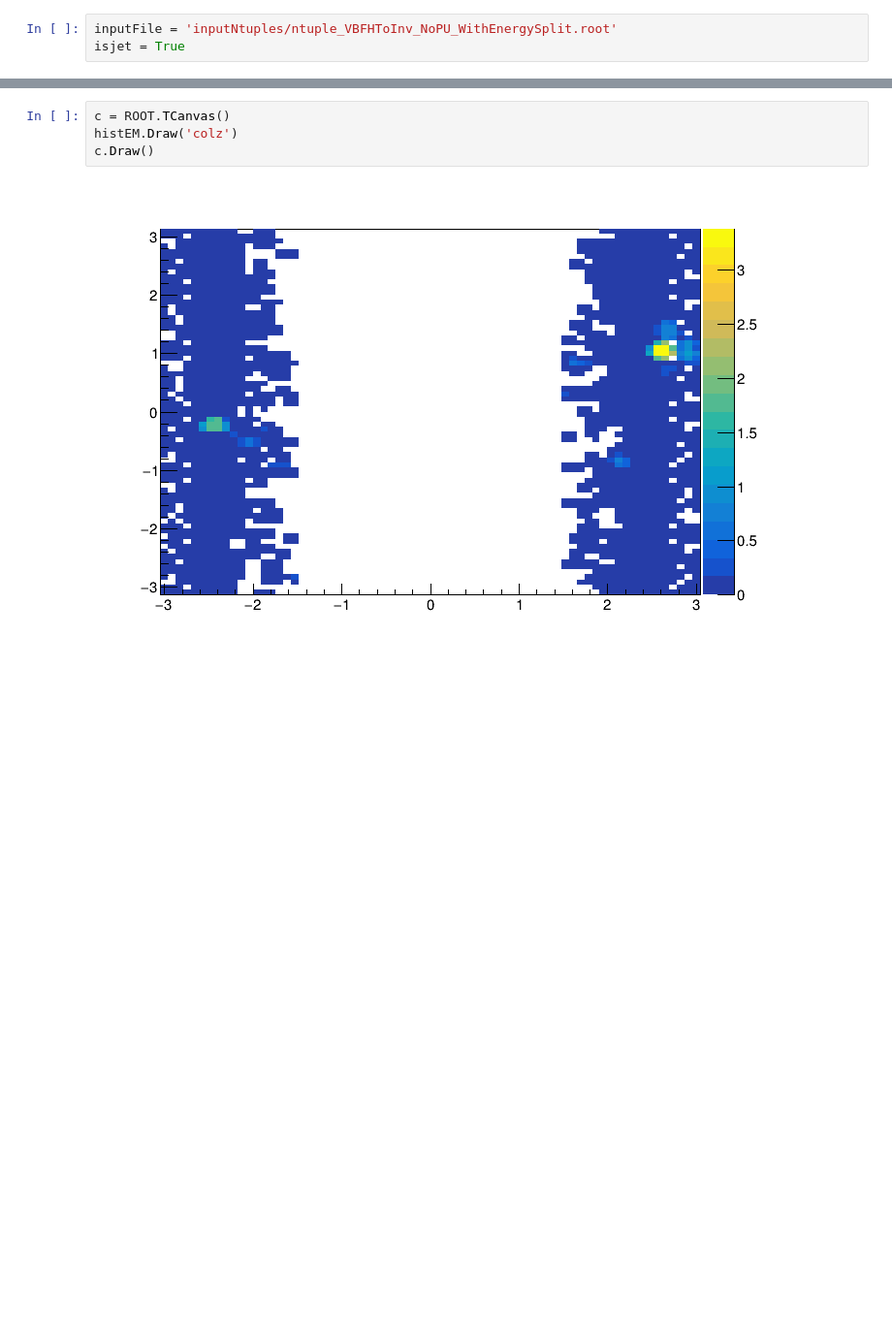
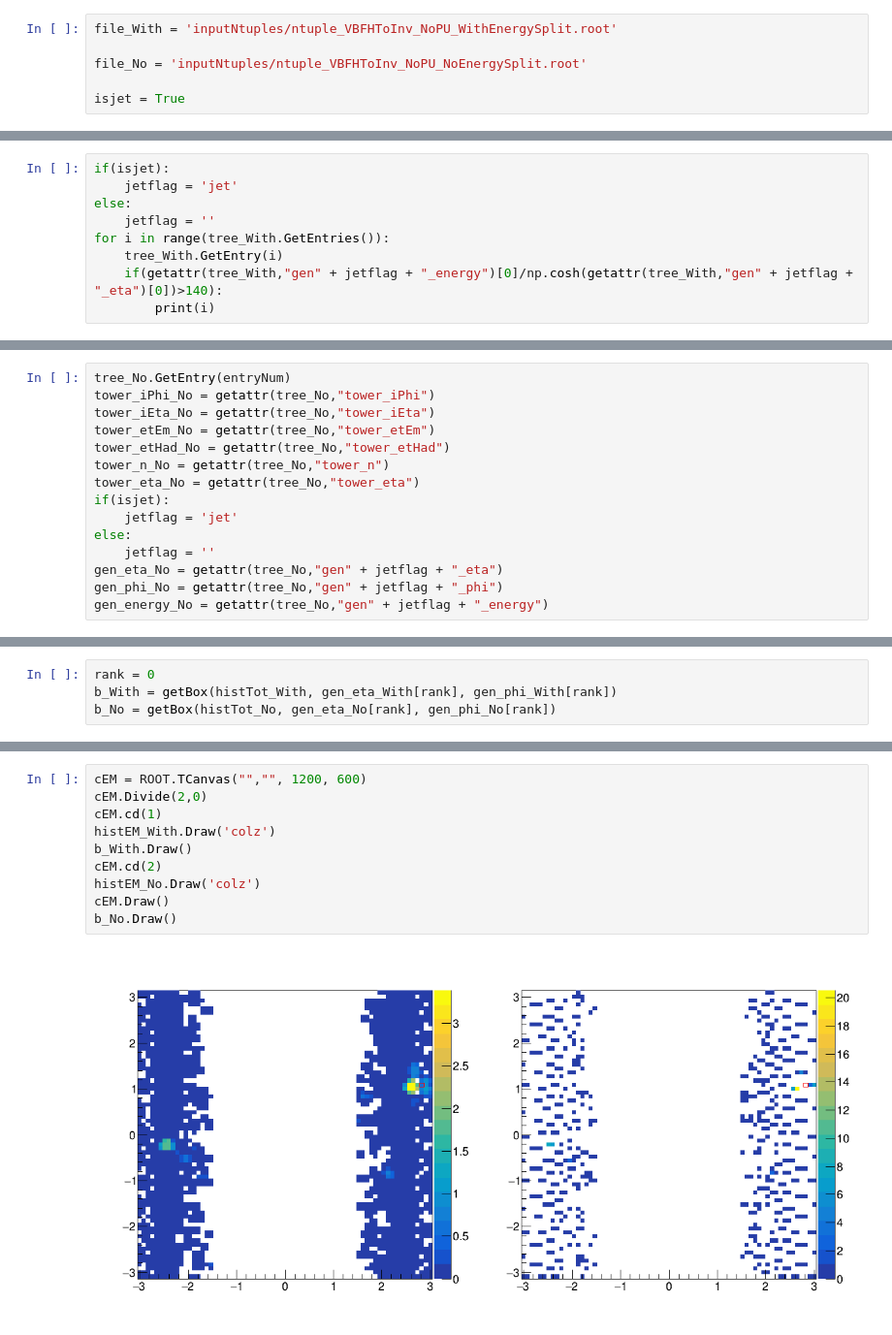
Before and after one commit to mhassans/PhysObjRes, a Jupyter notebook: plotEvents.ipynb, the cells around one changed output, grey strips where cells are left out. Shown: that part at 97% size. Cells and saved outputs as stored; diff of their text form; blank space fills up the shorter version.

Commit message:
more plots in jupyter

```diff
--- a/plotEvents.ipynb
+++ b/plotEvents.ipynb
@@ -7,4 +9,7 @@ ROOT.gStyle.SetOptStat(0)
 # %%
-inputFile = 'inputNtuples/ntuple_VBFHToInv_NoPU_WithEnergySplit.root'
+file_With = 'inputNtuples/ntuple_VBFHToInv_NoPU_WithEnergySplit.root'
+
+file_No = 'inputNtuples/ntuple_VBFHToInv_NoPU_NoEnergySplit.root'
+
 isjet = True
 # %%
@@ -27,0 +60,9 @@ histHad = ROOT.TH2D("histHad","",nBinsEta,minEta,maxEta, nBinsPhi,minPhi,maxPhi)
+# %%
+if(isjet):
+    jetflag = 'jet'
+else:
+    jetflag = ''
+for i in range(tree_With.GetEntries()):
+    tree_With.GetEntry(i)
+    if(getattr(tree_With,"gen" + jetflag + "_energy")[0]/np.cosh(getattr(tree_With,"gen" + jetflag + "_eta")[0])>140):
+        print(i)
@@ -43 +103,16 @@ gen_energy = getattr(treeIn,"gen" + jetflag + "_energy")
+# %%
+tree_No.GetEntry(entryNum)
+tower_iPhi_No = getattr(tree_No,"tower_iPhi")
+tower_iEta_No = getattr(tree_No,"tower_iEta")
+tower_etEm_No = getattr(tree_No,"tower_etEm")
+tower_etHad_No = getattr(tree_No,"tower_etHad")
+tower_n_No = getattr(tree_No,"tower_n")
+tower_eta_No = getattr(tree_No,"tower_eta")
+if(isjet):
+    jetflag = 'jet'
+else:
+    jetflag = ''
+gen_eta_No = getattr(tree_No,"gen" + jetflag + "_eta")
+gen_phi_No = getattr(tree_No,"gen" + jetflag + "_phi")
+gen_energy_No = getattr(tree_No,"gen" + jetflag + "_energy")
 # %%
@@ -49,0 +146,4 @@ for towerID in range(tower_n):
+# %%
+rank = 0
+b_With = getBox(histTot_With, gen_eta_With[rank], gen_phi_With[rank])
+b_No = getBox(histTot_No, gen_eta_No[rank], gen_phi_No[rank])
@@ -50,7 +162,13 @@ for towerID in range(tower_n):
 # %%
-c = ROOT.TCanvas()
-histEM.Draw('colz')
-c.Draw()
+cEM = ROOT.TCanvas("","", 1200, 600)
+cEM.Divide(2,0)
+cEM.cd(1)
+histEM_With.Draw('colz')
+b_With.Draw()
+cEM.cd(2)
+histEM_No.Draw('colz')
+cEM.Draw()
+b_No.Draw()
 # %% [output]
-[figure, old version]
+[figure, new version]
 # %%
```
Also changed, not shown: parts of 12 cells of this notebook, 1 other file.
